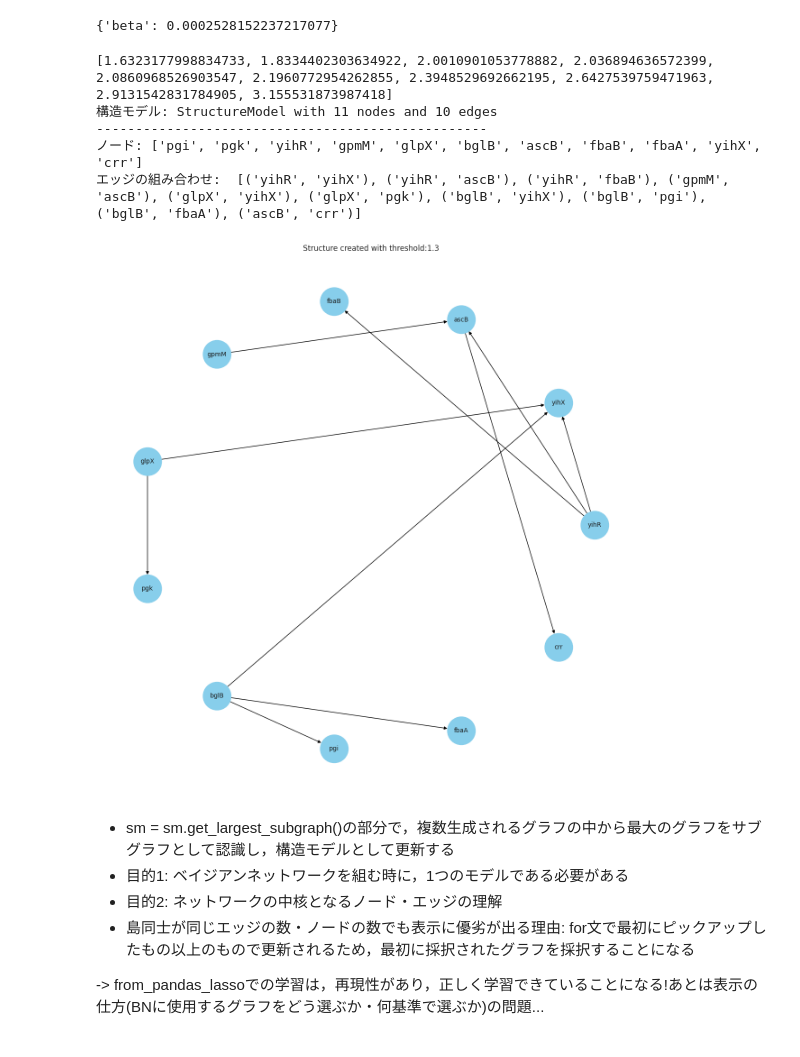
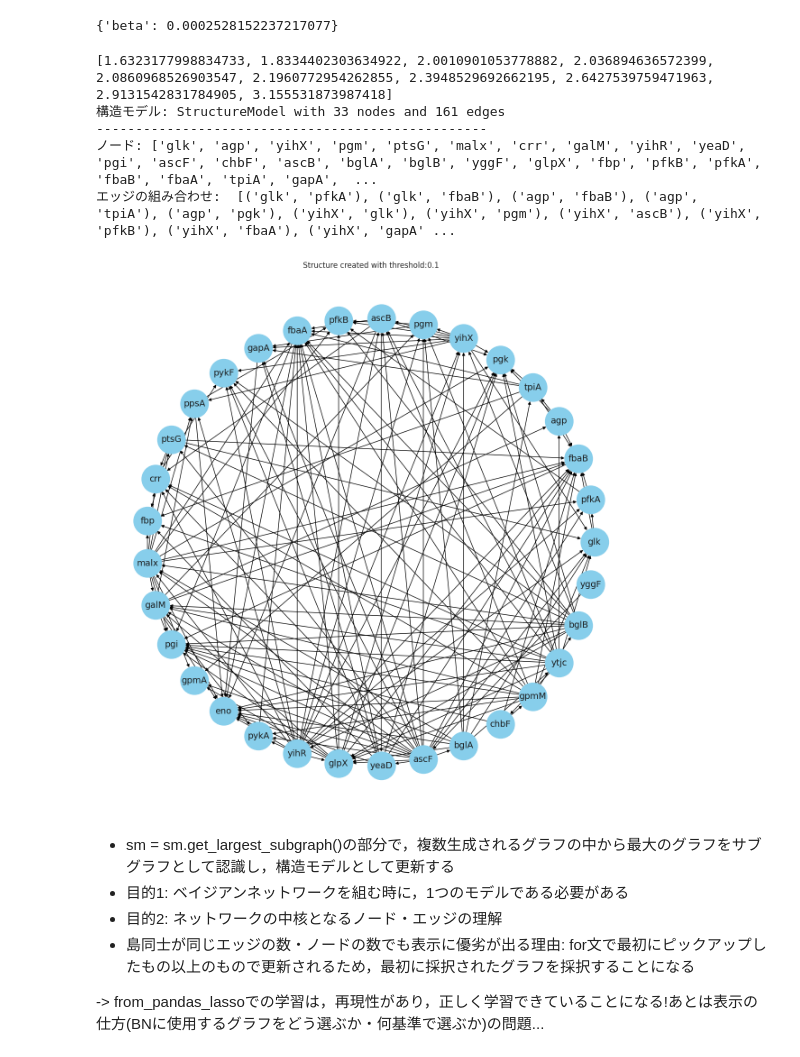
Before and after one commit to SanchanY/bn, a Jupyter notebook: work/notears_lasso.ipynb, the cells around one changed output. Cells and saved outputs as stored; diff of their text form; code cells hidden in the pictures.

```diff
--- a/work/notears_lasso.ipynb
+++ b/work/notears_lasso.ipynb
@@ -137,7 +137,7 @@ train, test = train_test_split(discretised_data, train_size=0.8, random_state=42
 
 beta=best_params['beta']
 max_iter=1000       # 一旦1000で固定
-w_threshold=1.3
+w_threshold=0.1
 # w_threshold=1
 
 
@@ -166,38 +166,38 @@ print('ノード:', sm.nodes())
 print('エッジの組み合わせ: ', sm.edges())
 
 # 連番生成関数
 def create_filename(base_name, directory='.', extension='.png'):
     counter = 1
     while True:
         file_name = f"{base_name}_{counter}{extension}"
         full_path = os.path.join(directory, file_name)
         if not os.path.exists(full_path):
             return full_path
         counter += 1
 
 # グラフ描画関数
 def draw_graph(sm, w_threshold):
     sns.set(style="whitegrid")
 
     # 構造モデルsmをnetworkxのグラフに変換
     G = nx.DiGraph(sm.edges())
 
     # グラフの描画
     plt.figure(figsize=(12, 12))
     pos = nx.circular_layout(G)  # ノードの配置
-    nx.draw(G, pos, with_labels=True, node_size=2000, edge_color="black", node_color="skyblue", font_size=10)
+    nx.draw(G, pos, with_labels=True, node_size=2000, edge_color="black", node_color="skyblue", font_size=14)
     plt.title(f"Structure created with threshold:{w_threshold}")
     plt.savefig(f"./bio_networks/bio_network_th{w_threshold}.png", format="png", dpi=300, bbox_inches='tight')
     return w_threshold
 
 w_threshold = draw_graph(sm, w_threshold)
 # %% [output]
 [1.6323177998834733, 1.8334402303634922, 2.0010901053778882, 2.036894636572399, 2.0860968526903547, 2.1960772954262855, 2.3948529692662195, 2.6427539759471963, 2.9131542831784905, 3.155531873987418]
-構造モデル: StructureModel with 11 nodes and 10 edges
+構造モデル: StructureModel with 33 nodes and 161 edges
 --------------------------------------------------
-ノード: ['pgi', 'pgk', 'yihR', 'gpmM', 'glpX', 'bglB', 'ascB', 'fbaB', 'fbaA', 'yihX', 'crr']
-エッジの組み合わせ:  [('yihR', 'yihX'), ('yihR', 'ascB'), ('yihR', 'fbaB'), ('gpmM', 'ascB'), ('glpX', 'yihX'), ('glpX', 'pgk'), ('bglB', 'yihX'), ('bglB', 'pgi'), ('bglB', 'fbaA'), ('ascB', 'crr')]
+ノード: ['glk', 'agp', 'yihX', 'pgm', 'ptsG', 'malx', 'crr', 'galM', 'yihR', 'yeaD', 'pgi', 'ascF', 'chbF', 'ascB', 'bglA', 'bglB', 'yggF', 'glpX', 'fbp', 'pfkB', 'pfkA', 'fbaB', 'fbaA', 'tpiA', 'gapA',  ...
+エッジの組み合わせ:  [('glk', 'pfkA'), ('glk', 'fbaB'), ('agp', 'fbaB'), ('agp', 'tpiA'), ('agp', 'pgk'), ('yihX', 'glk'), ('yihX', 'pgm'), ('yihX', 'ascB'), ('yihX', 'pfkB'), ('yihX', 'fbaA'), ('yihX', 'gapA' ...
-[figure, old version]
+[figure, new version]
 # %% [markdown]
 - sm = sm.get_largest_subgraph()の部分で，複数生成されるグラフの中から最大のグラフをサブグラフとして認識し，構造モデルとして更新する
 - 目的1: ベイジアンネットワークを組む時に，1つのモデルである必要がある
```
Also changed, not shown: 6 other files.
